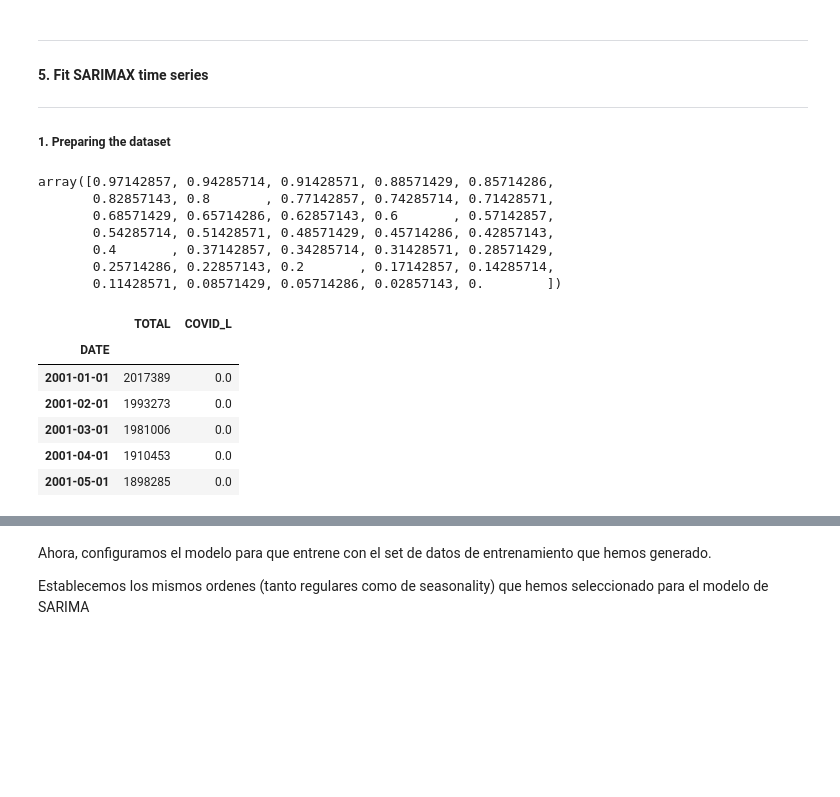
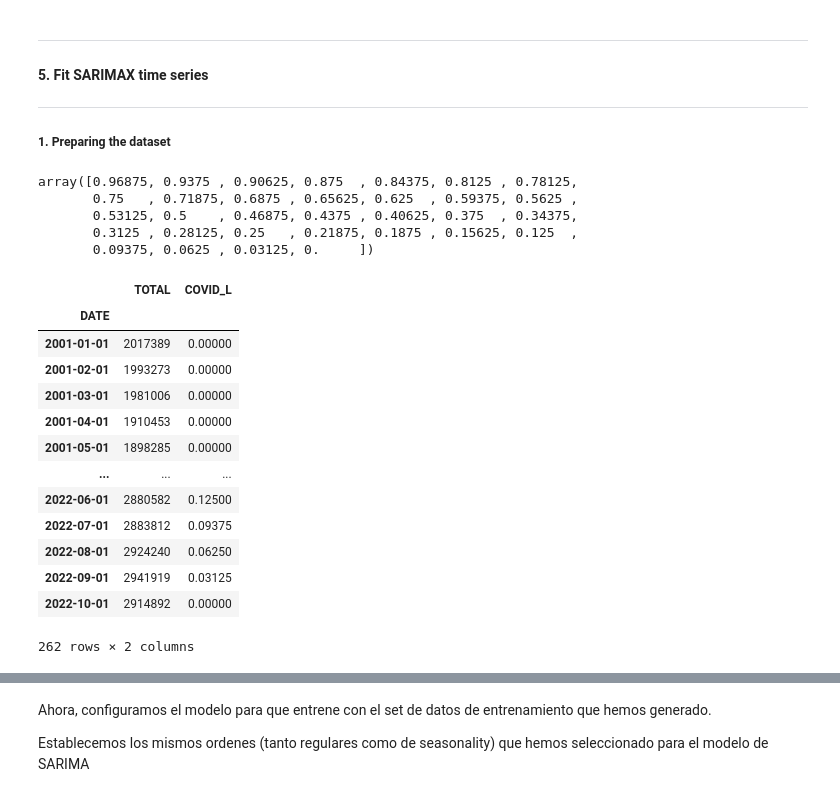
Before and after one commit to MartaSimon/ML_A2, a Jupyter notebook: scriptMarta.ipynb, the cells around one changed output, grey strips where cells are left out. Drawn from its saved outputs; the diff is of its cells as text; code cells hidden in the pictures; blank space fills up the shorter version.

```diff
--- a/scriptMarta.ipynb
+++ b/scriptMarta.ipynb
@@ -409,14 +408,12 @@ df_unemployment
 ---
 ##### 1. Preparing the dataset
 # %%
-linear_covid = np.arange(0,1,1/len(df_unemployment.loc["2019-12-01":]))
+linear_covid = np.arange(0,1,1/len(df_unemployment.loc["2020-03-01":]))
 linear_covid = linear_covid[::-1]
 linear_covid
 # %% [output]
-array([0.97142857, 0.94285714, 0.91428571, 0.88571429, 0.85714286,
-       0.82857143, 0.8       , 0.77142857, 0.74285714, 0.71428571,
-       0.68571429, 0.65714286, 0.62857143, 0.6       , 0.57142857,
-       0.54285714, 0.51428571, 0.48571429, 0.45714286, 0.42857143,
-       0.4       , 0.37142857, 0.34285714, 0.31428571, 0.28571429,
-       0.25714286, 0.22857143, 0.2       , 0.17142857, 0.14285714,
-       0.11428571, 0.08571429, 0.05714286, 0.02857143, 0.        ])
+array([0.96875, 0.9375 , 0.90625, 0.875  , 0.84375, 0.8125 , 0.78125,
+       0.75   , 0.71875, 0.6875 , 0.65625, 0.625  , 0.59375, 0.5625 ,
+       0.53125, 0.5    , 0.46875, 0.4375 , 0.40625, 0.375  , 0.34375,
+       0.3125 , 0.28125, 0.25   , 0.21875, 0.1875 , 0.15625, 0.125  ,
+       0.09375, 0.0625 , 0.03125, 0.     ])
@@ -423,21 +425,28 @@ array([0.97142857, 0.94285714, 0.91428571, 0.88571429, 0.85714286,
 # %%
 # vamos a añadir una columna nueva a nuestro dataframe, indicando con un 0 la epoca en la que no había covid y con un 1 en la que sí
 # además, en el rango de fechas en el que si hay covid, vamos a generar una rampa (Decay), para darle más o menos peso al covid en
 # funcion de si estamos más o menos cerca de la cuarentena (Que, como hemos visto, provocó el pico maximo de paro de esas fechas)
 
 # en concreto, vamos a generar dos columnas, una para un linear decay, en el que estaremos indciandole al modelo que el covid decrece linealmente
 # y un exponential decay, en el que estaremos indicandole un decrecimiento exponencial de la importancia del covid, y compararemos ambos, para ver cuál se ajusta mejor
 
 df_unemployment["COVID_L"] = 0
 
-df_unemployment.loc["2019-12-01":, "COVID_L"] = linear_covid
-df_unemployment.head()
+df_unemployment.loc["2020-03-01":, "COVID_L"] = linear_covid
+df_unemployment
 # %% [output]
 |  | TOTAL | COVID_L |
 | DATE |  |  |
-| 2001-01-01 | 2017389 | 0.0 |
-| 2001-02-01 | 1993273 | 0.0 |
-| 2001-03-01 | 1981006 | 0.0 |
-| 2001-04-01 | 1910453 | 0.0 |
-| 2001-05-01 | 1898285 | 0.0 |
+| 2001-01-01 | 2017389 | 0.00000 |
+| 2001-02-01 | 1993273 | 0.00000 |
+| 2001-03-01 | 1981006 | 0.00000 |
+| 2001-04-01 | 1910453 | 0.00000 |
+| 2001-05-01 | 1898285 | 0.00000 |
+| ... | ... | ... |
+| 2022-06-01 | 2880582 | 0.12500 |
+| 2022-07-01 | 2883812 | 0.09375 |
+| 2022-08-01 | 2924240 | 0.06250 |
+| 2022-09-01 | 2941919 | 0.03125 |
+| 2022-10-01 | 2914892 | 0.00000 |
+262 rows × 2 columns
 # %%
```
Also changed, not shown: parts of 23 cells of this notebook.
